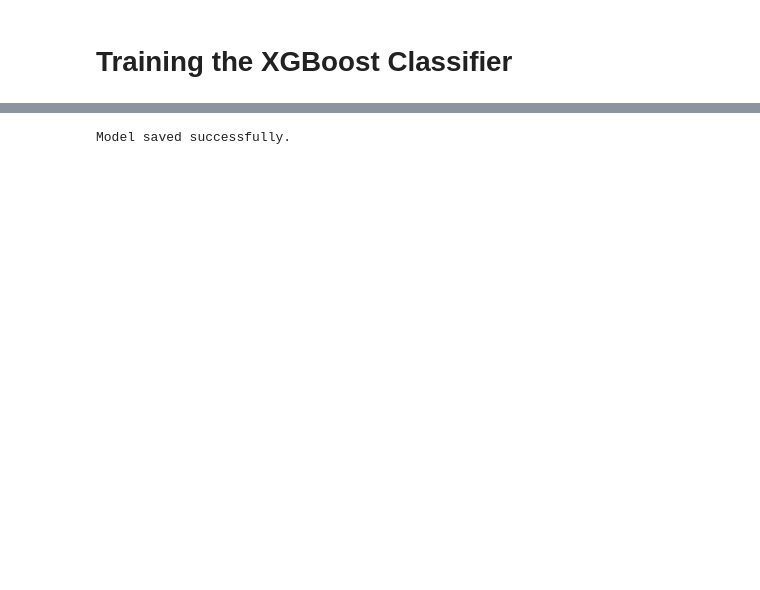
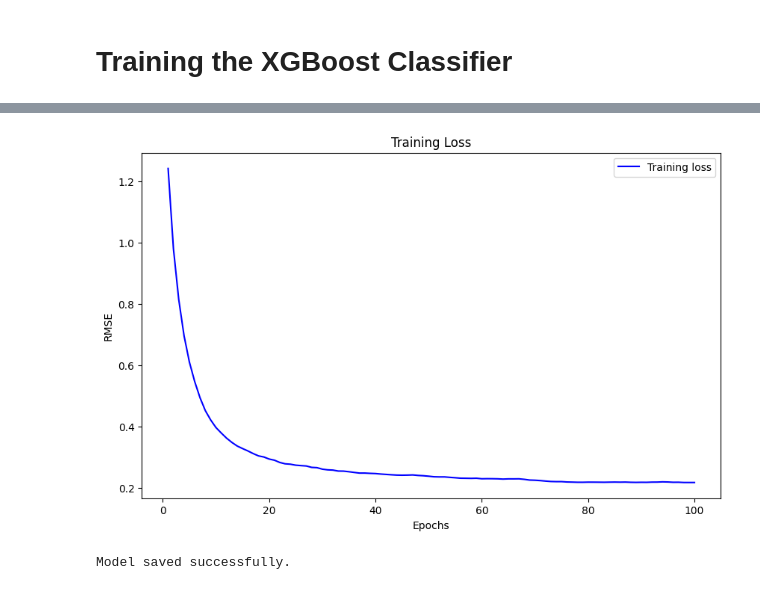
Before and after one commit to Kreunt/catch-o-ware, a Jupyter notebook: catch-o-ware-XGBoost.ipynb, the cells around one changed output, grey strips where cells are left out. Saved outputs shown, nothing was run; the diff lists cells and outputs as text; code cells hidden in the pictures; blank space fills up the shorter version.

```diff
--- a/catch-o-ware-XGBoost.ipynb
+++ b/catch-o-ware-XGBoost.ipynb
@@ -170,3 +289,22 @@ Balanced Accuracy: 0.8862569601466289
+# %%
+import matplotlib.pyplot as plt
+
+# Extract the training and validation loss from the evals_result
+train_loss = xgb_clf.evals_result()['validation_0']['mlogloss']
+
+# Create a range of epochs
+epochs = range(1, len(train_loss) + 1)
+
+# Plot the training and validation loss
+plt.figure(figsize=(10, 6))
+plt.plot(epochs, train_loss, 'b', label='Training loss')
+plt.title('Training Loss')
+plt.xlabel('Epochs')
+plt.ylabel('RMSE')
+plt.legend()
+plt.show()
+# %% [output]
+[figure, added]
 # %%
 import joblib
 
```
Also changed, not shown: parts of 17 cells of this notebook.
